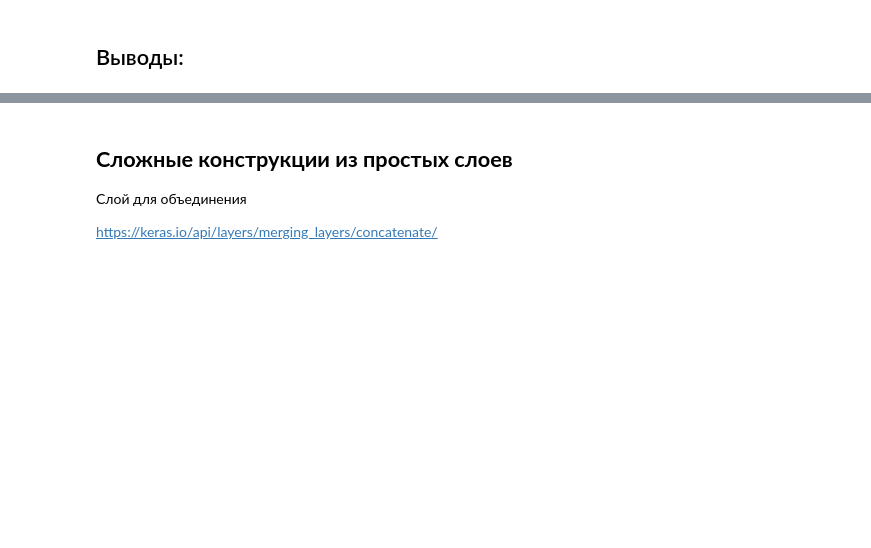
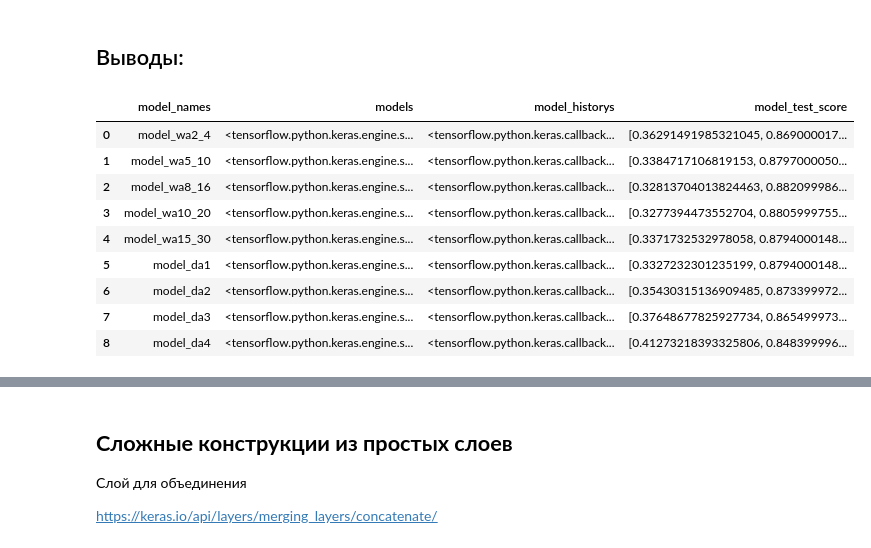
Before and after one commit to OlegRev/Introduction_to_neural_networks, a Jupyter notebook: intro_neural_network_task4.ipynb, the cells around one changed output, grey strips where cells are left out. Saved outputs shown, nothing was run; the diff lists cells and outputs as text; code cells hidden in the pictures; blank space fills up the shorter version.

```diff
--- a/intro_neural_network_task4.ipynb
+++ b/intro_neural_network_task4.ipynb
@@ -220,2 +238,15 @@ Epoch 18/21
 models_df = pd.DataFrame(models_dict)
 models_df.to_csv('./models_df.csv')
+# %%
+models_df
+# %% [output]
+|  | model_names | models | model_historys | model_test_score |
+| 0 | model_wa2_4 | <tensorflow.python.keras.engine.s... | <tensorflow.python.keras.callback... | [0.36291491985321045, 0.869000017... |
+| 1 | model_wa5_10 | <tensorflow.python.keras.engine.s... | <tensorflow.python.keras.callback... | [0.3384717106819153, 0.8797000050... |
+| 2 | model_wa8_16 | <tensorflow.python.keras.engine.s... | <tensorflow.python.keras.callback... | [0.32813704013824463, 0.882099986... |
+| 3 | model_wa10_20 | <tensorflow.python.keras.engine.s... | <tensorflow.python.keras.callback... | [0.3277394473552704, 0.8805999755... |
+| 4 | model_wa15_30 | <tensorflow.python.keras.engine.s... | <tensorflow.python.keras.callback... | [0.3371732532978058, 0.8794000148... |
+| 5 | model_da1 | <tensorflow.python.keras.engine.s... | <tensorflow.python.keras.callback... | [0.3327232301235199, 0.8794000148... |
+| 6 | model_da2 | <tensorflow.python.keras.engine.s... | <tensorflow.python.keras.callback... | [0.35430315136909485, 0.873399972... |
+| 7 | model_da3 | <tensorflow.python.keras.engine.s... | <tensorflow.python.keras.callback... | [0.37648677825927734, 0.865499973... |
+| 8 | model_da4 | <tensorflow.python.keras.engine.s... | <tensorflow.python.keras.callback... | [0.41273218393325806, 0.848399996... |
```
Also changed, not shown: parts of 4 cells of this notebook.
